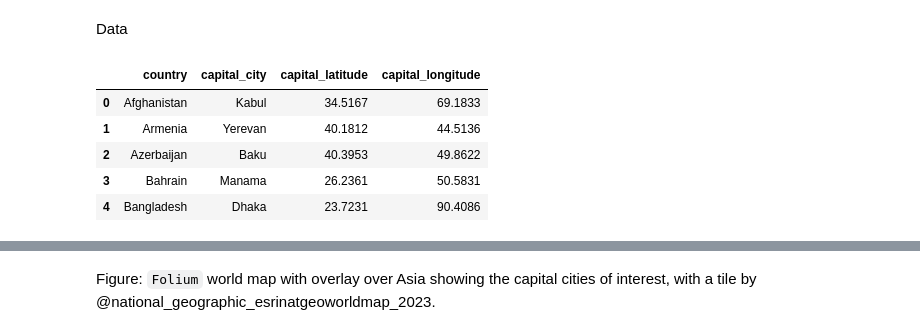
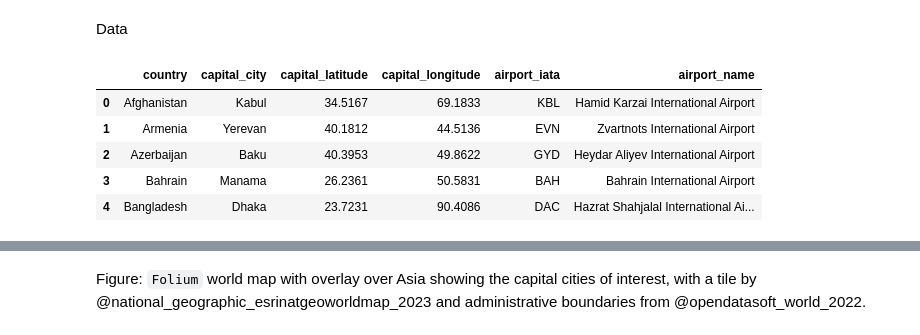
Before and after one commit to vdelimad/tsb-with-reinforcement-learning, a Jupyter notebook: Code/tsp_with_reinforcement_learning.ipynb, the cells around one changed output, grey strips where cells are left out. Saved outputs shown, nothing was run; the diff lists cells and outputs as text; code cells hidden in the pictures.

```diff
--- a/Code/tsp_with_reinforcement_learning.ipynb
+++ b/Code/tsp_with_reinforcement_learning.ipynb
@@ -16,15 +16,15 @@ import folium
 # %% [markdown]
 Data
 # %%
-capital_cities = pd.read_csv('../Data/capital_cities.csv')
+capital_cities = pd.read_csv('../Data/capital_cities_and_airports.csv')
 capital_cities.head()
 # %% [output]
-|  | country | capital_city | capital_latitude | capital_longitude |
-| 0 | Afghanistan | Kabul | 34.5167 | 69.1833 |
-| 1 | Armenia | Yerevan | 40.1812 | 44.5136 |
-| 2 | Azerbaijan | Baku | 40.3953 | 49.8622 |
-| 3 | Bahrain | Manama | 26.2361 | 50.5831 |
-| 4 | Bangladesh | Dhaka | 23.7231 | 90.4086 |
+|  | country | capital_city | capital_latitude | capital_longitude | airport_iata | airport_name |
+| 0 | Afghanistan | Kabul | 34.5167 | 69.1833 | KBL | Hamid Karzai International Airport |
+| 1 | Armenia | Yerevan | 40.1812 | 44.5136 | EVN | Zvartnots International Airport |
+| 2 | Azerbaijan | Baku | 40.3953 | 49.8622 | GYD | Heydar Aliyev International Airport |
+| 3 | Bahrain | Manama | 26.2361 | 50.5831 | BAH | Bahrain International Airport |
+| 4 | Bangladesh | Dhaka | 23.7231 | 90.4086 | DAC | Hazrat Shahjalal International Ai... |
 # %%
 
 
@@ -59,4 +59,4 @@ m
 # %% [output]
 [interactive output not drawn]
 # %% [markdown]
-Figure: `Folium` world map with overlay over Asia showing the capital cities of interest, with a tile by @national_geographic_esrinatgeoworldmap_2023.
+Figure: `Folium` world map with overlay over Asia showing the capital cities of interest, with a tile by @national_geographic_esrinatgeoworldmap_2023 and administrative boundaries from @opendatasoft_world_2022.
```
Also changed, not shown: parts of 1 cell of this notebook, 14 other files.
